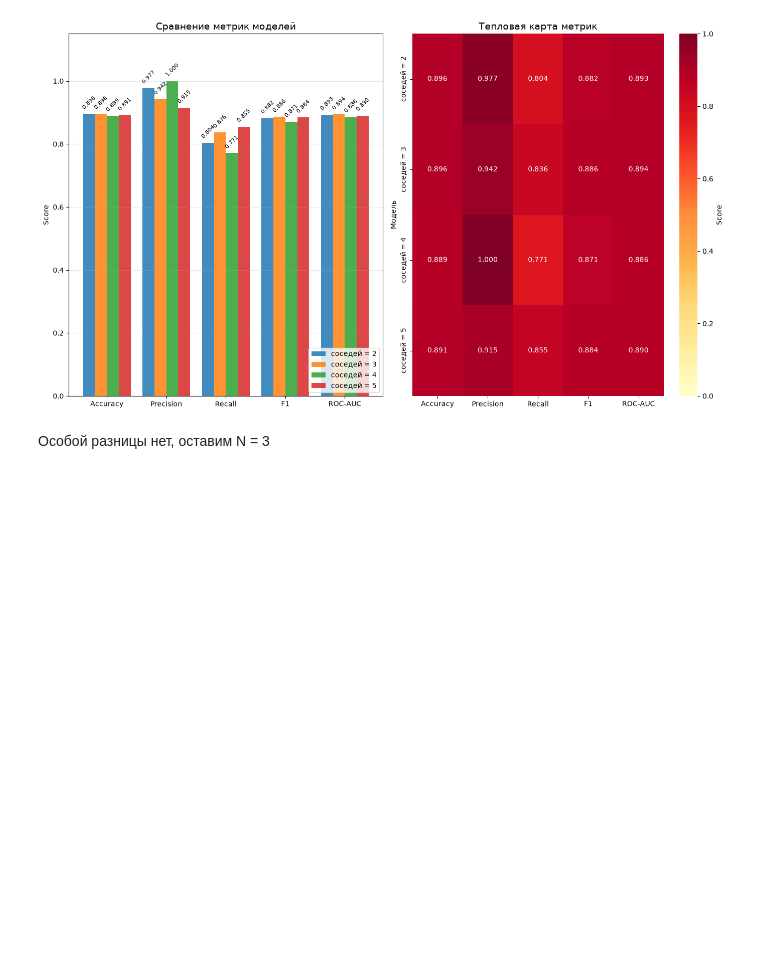
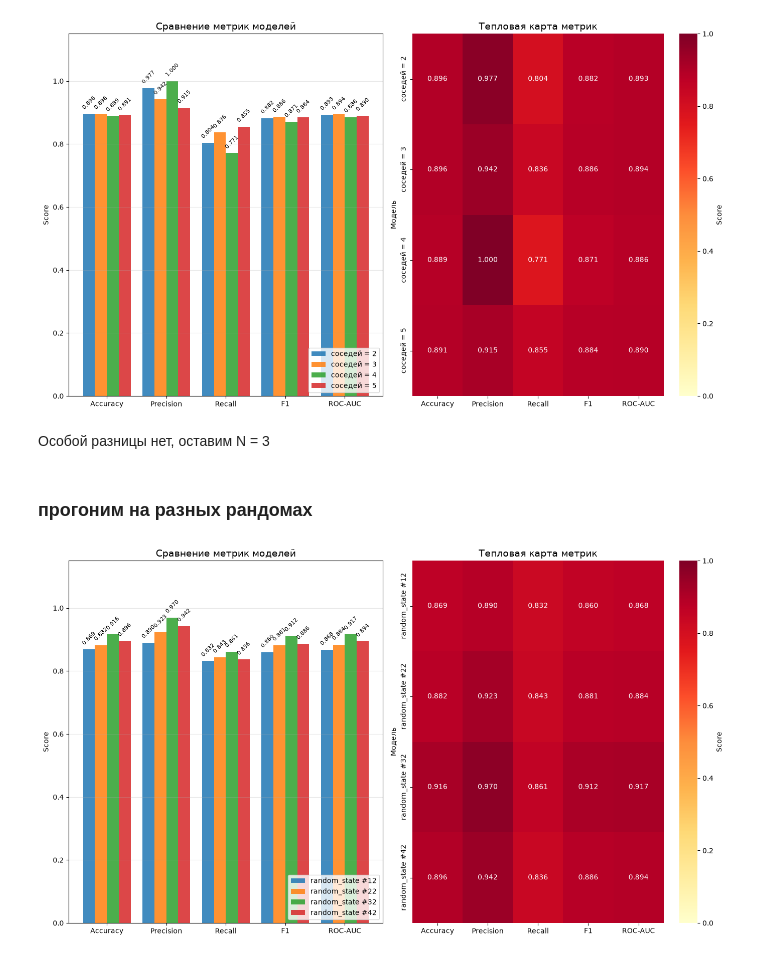
Before and after one commit to ceteravincis/dz_klassifikaciya, a Jupyter notebook: dz_klassifikaciya.ipynb, the cells around one changed output. Saved outputs shown, nothing was run; the diff lists cells and outputs as text; code cells hidden in the pictures; blank space fills up the shorter version.

```diff
--- a/dz_klassifikaciya.ipynb
+++ b/dz_klassifikaciya.ipynb
@@ -350,3 +350,19 @@ compare_models(models)
 [figure]
 # %% [markdown]
 Особой разницы нет, оставим N = 3
+# %% [markdown]
+### прогоним на разных рандомах
+# %%
+models = {
+    f"random_state #{random_state}": ML_classification(
+        df,
+        target_col="target",
+        features_col=["age", "smoker_yes"],
+        random_state=random_state
+    )
+    for random_state in [12, 22, 32, 42]
+}
+
+compare_models(models)
+# %% [output]
+[figure, added]
```
Also changed, not shown: parts of 2 cells of this notebook.
